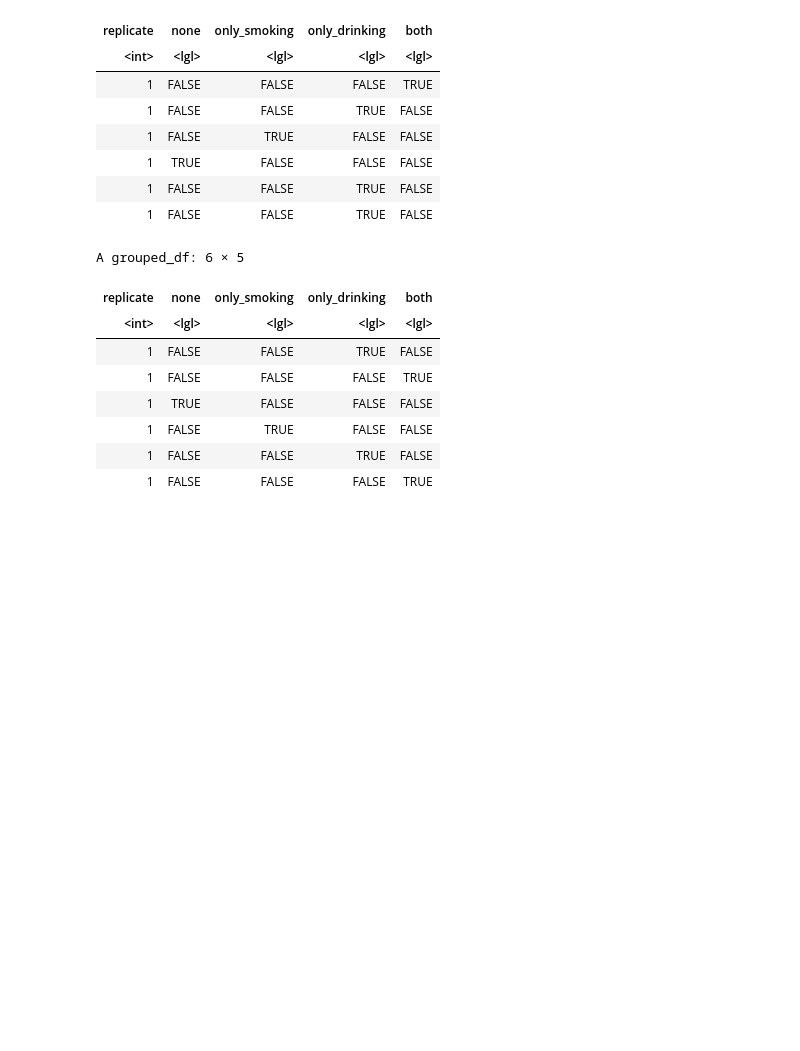
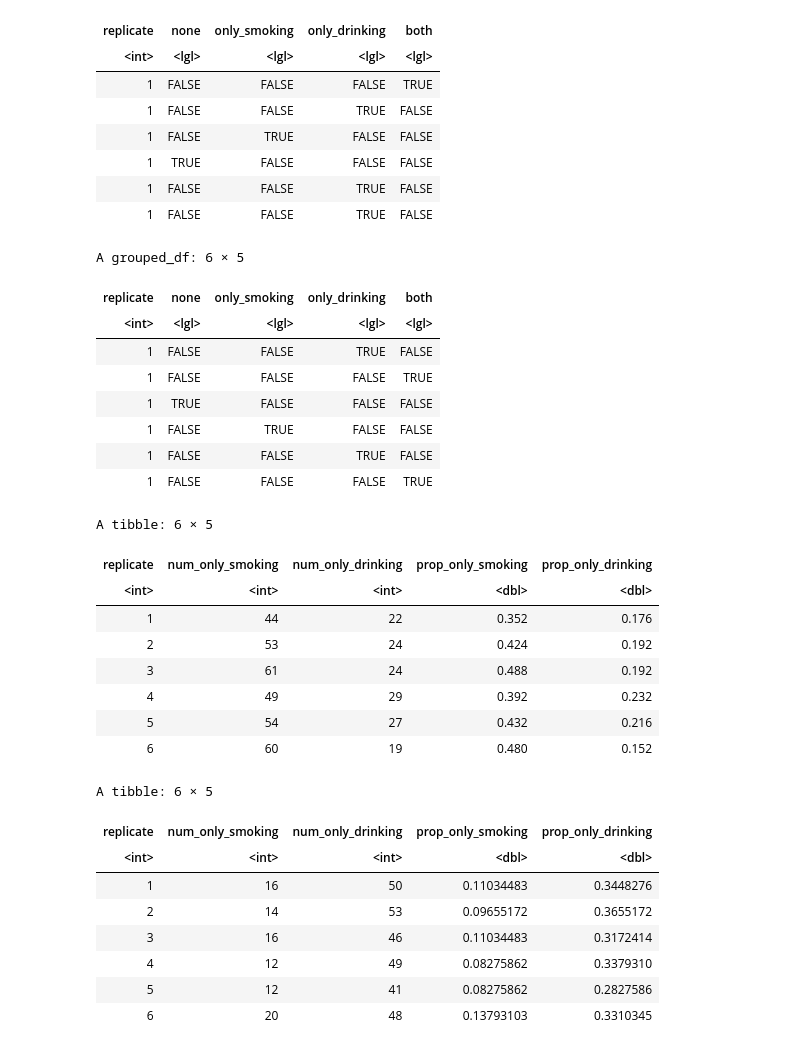
Before and after one commit to Herman-Liao/stat-201-group-project, a Jupyter notebook: Final Report Final Copy.ipynb, the cells around one changed output. Drawn from its saved outputs; the diff is of its cells as text; code cells hidden in the pictures; blank space fills up the shorter version.

```diff
--- a/Final Report Final Copy.ipynb
+++ b/Final Report Final Copy.ipynb
@@ -132,3 +135,40 @@ A grouped_df: 6 × 5
 | 1 | FALSE | TRUE | FALSE | FALSE |
 | 1 | FALSE | FALSE | TRUE | FALSE |
 | 1 | FALSE | FALSE | FALSE | TRUE |
+# %%
+# Calculate the number of and proportion of only smokers and only drinkers for each replicate
+bootstrap_survey_female_summary <- bootstrap_survey_female %>%
+    group_by(replicate) %>%
+    summarize(num_only_smoking = sum(only_smoking),
+              num_only_drinking = sum(only_drinking),
+              prop_only_smoking = mean(only_smoking),
+              prop_only_drinking = mean(only_drinking))
+
+bootstrap_survey_male_summary <- bootstrap_survey_male %>%
+    group_by(replicate) %>%
+    summarize(num_only_smoking = sum(only_smoking),
+              num_only_drinking = sum(only_drinking),
+              prop_only_smoking = mean(only_smoking),
+              prop_only_drinking = mean(only_drinking))
+
+head(bootstrap_survey_female_summary)
+head(bootstrap_survey_male_summary)
+# %% [output]
+A tibble: 6 × 5
+| replicate | num_only_smoking | num_only_drinking | prop_only_smoking | prop_only_drinking |
+| <int> | <int> | <int> | <dbl> | <dbl> |
+| 1 | 44 | 22 | 0.352 | 0.176 |
+| 2 | 53 | 24 | 0.424 | 0.192 |
+| 3 | 61 | 24 | 0.488 | 0.192 |
+| 4 | 49 | 29 | 0.392 | 0.232 |
+| 5 | 54 | 27 | 0.432 | 0.216 |
+| 6 | 60 | 19 | 0.480 | 0.152 |
+A tibble: 6 × 5
+| replicate | num_only_smoking | num_only_drinking | prop_only_smoking | prop_only_drinking |
+| <int> | <int> | <int> | <dbl> | <dbl> |
+| 1 | 16 | 50 | 0.11034483 | 0.3448276 |
+| 2 | 14 | 53 | 0.09655172 | 0.3655172 |
+| 3 | 16 | 46 | 0.11034483 | 0.3172414 |
+| 4 | 12 | 49 | 0.08275862 | 0.3379310 |
+| 5 | 12 | 41 | 0.08275862 | 0.2827586 |
+| 6 | 20 | 48 | 0.13793103 | 0.3310345 |
```
Also changed, not shown: parts of 3 cells of this notebook.
